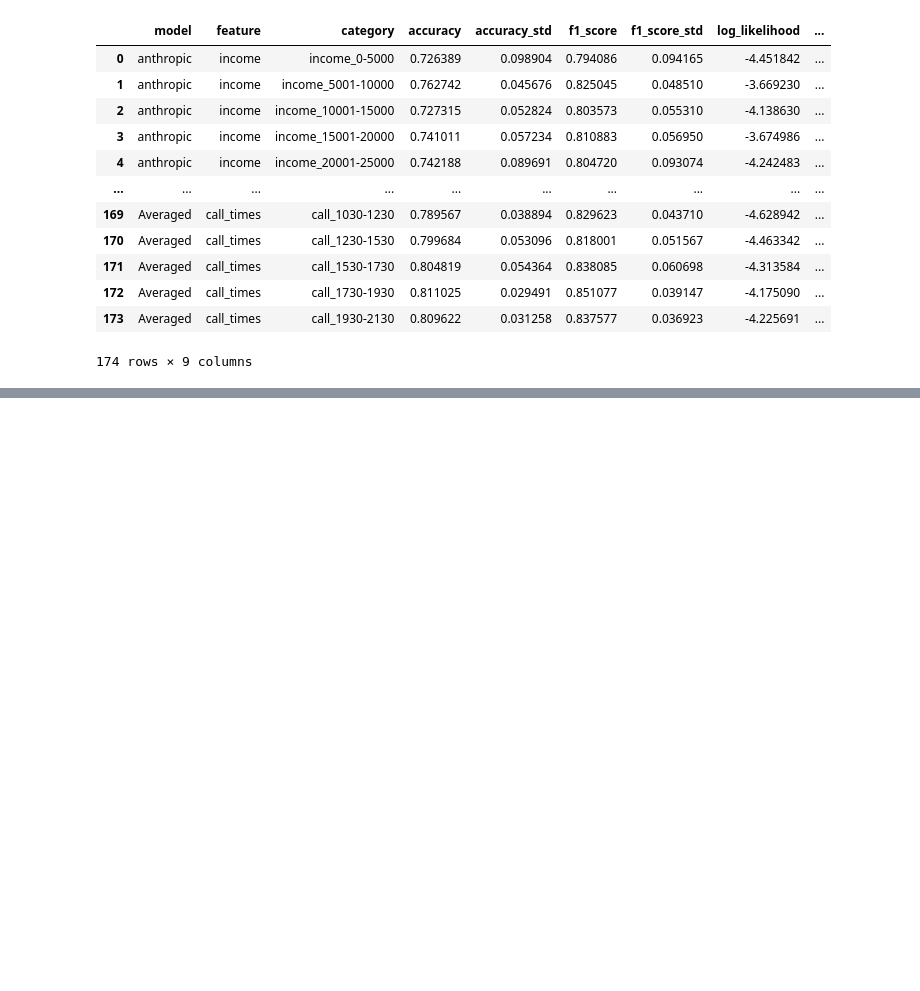
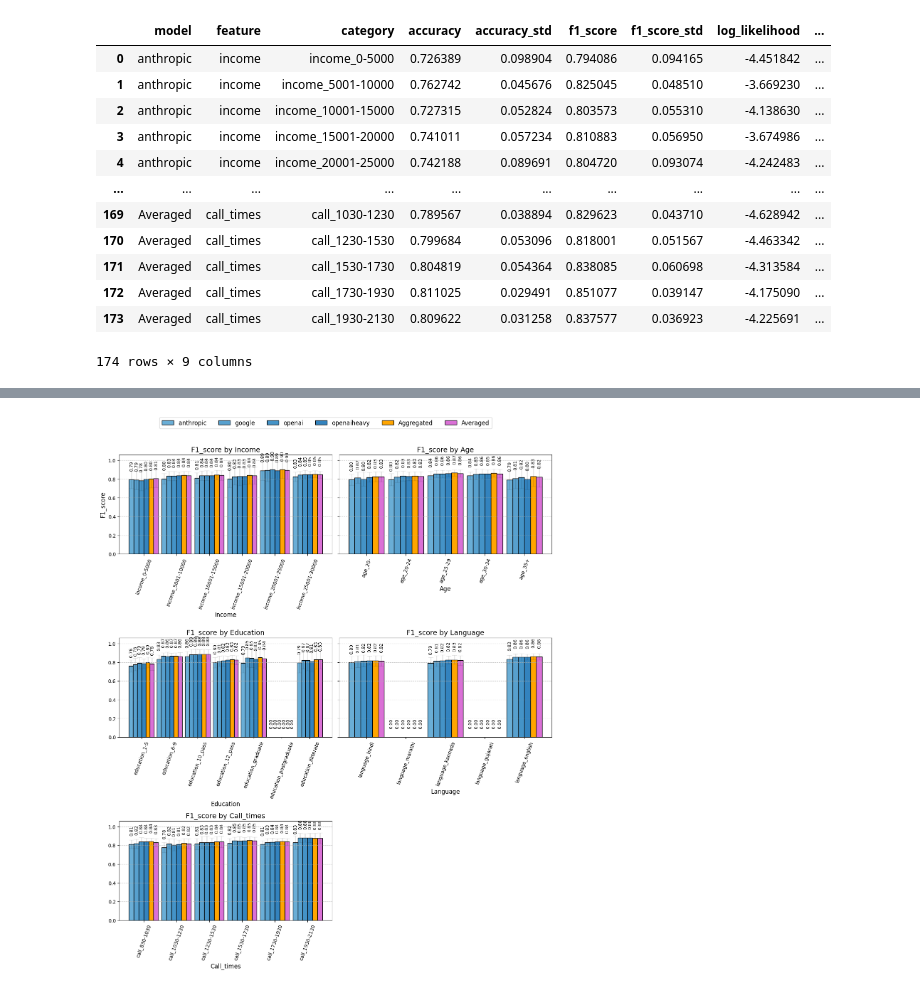
Before and after one commit to sarahmart/LLM-ABS-ARMMAN-prediction, a Jupyter notebook: analysis/bias_expl.ipynb, the cells around one changed output, grey strips where cells are left out. Saved outputs shown, nothing was run; the diff lists cells and outputs as text; code cells hidden in the pictures; blank space fills up the shorter version.

Commit message:
cleaning plotting

```diff
--- a/analysis/bias_expl.ipynb
+++ b/analysis/bias_expl.ipynb
@@ -378,0 +384,9 @@ posx and posy should be finite values
+# %%
+plot_accuracy_by_feature(
+    df=plot_df,
+    metric='f1_score',
+    models=None,
+    figsize=(13, 5)
+)
+# %% [output]
+[figure, added]
```
Also changed, not shown: parts of 5 cells of this notebook, 1 other file.
